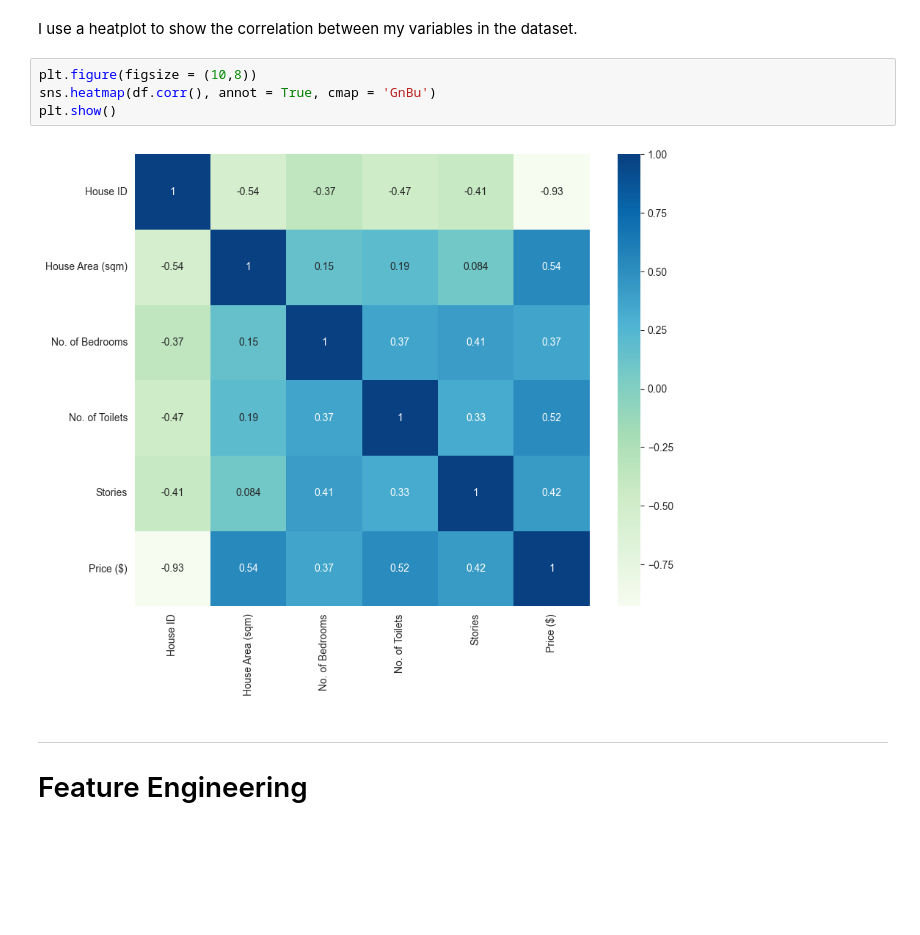
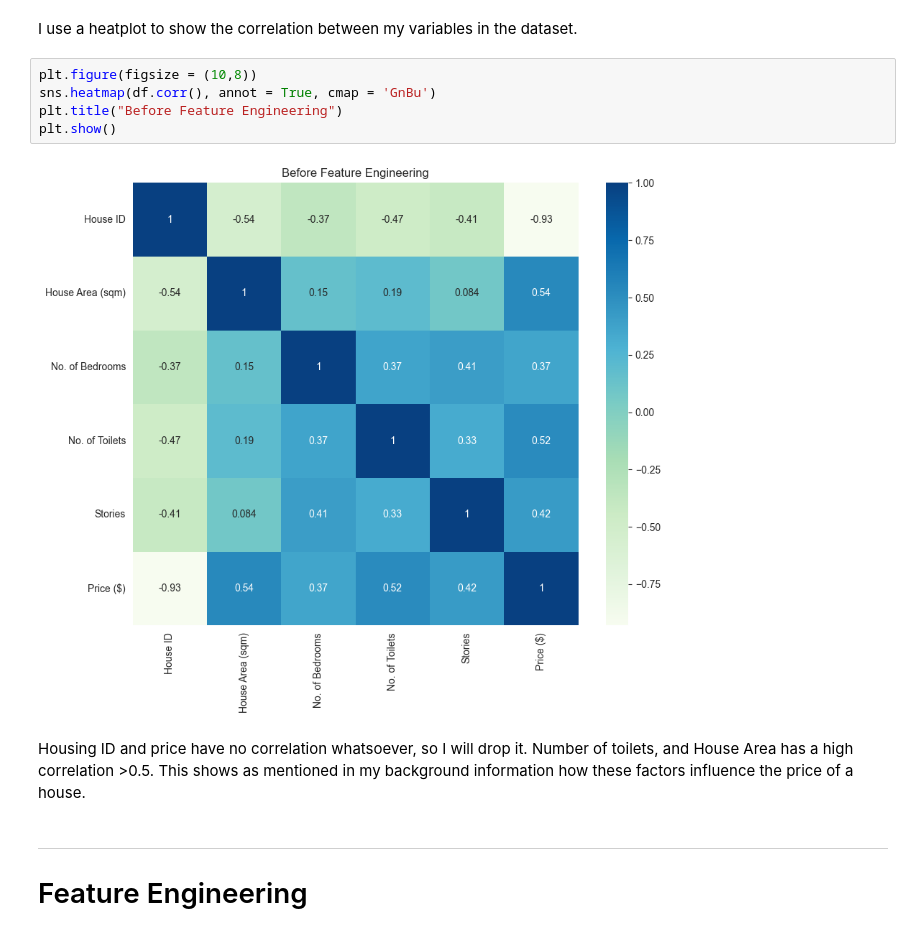
Before and after one commit to lightningsnorlax/AIML, a Jupyter notebook: CA1_Regression.ipynb, the cells around one changed output. Drawn from its saved outputs; the diff is of its cells as text; blank space fills up the shorter version.

```diff
--- a/CA1_Regression.ipynb
+++ b/CA1_Regression.ipynb
@@ -262,9 +245,12 @@ I use a heatplot to show the correlation between my variables in the dataset.
 # %%
 plt.figure(figsize = (10,8))
 sns.heatmap(df.corr(), annot = True, cmap = 'GnBu')
+plt.title("Before Feature Engineering")
 plt.show()
 # %% [output]
-[figure, old version]
+[figure, new version]
+# %% [markdown]
+Housing ID and price have no correlation whatsoever, so I will drop it. Number of toilets, and House Area has a high correlation >0.5. This shows as mentioned in my background information how these factors influence the price of a house.
 # %% [markdown]
 ___
 
```
Also changed, not shown: parts of 65 cells of this notebook, 8 other files.
